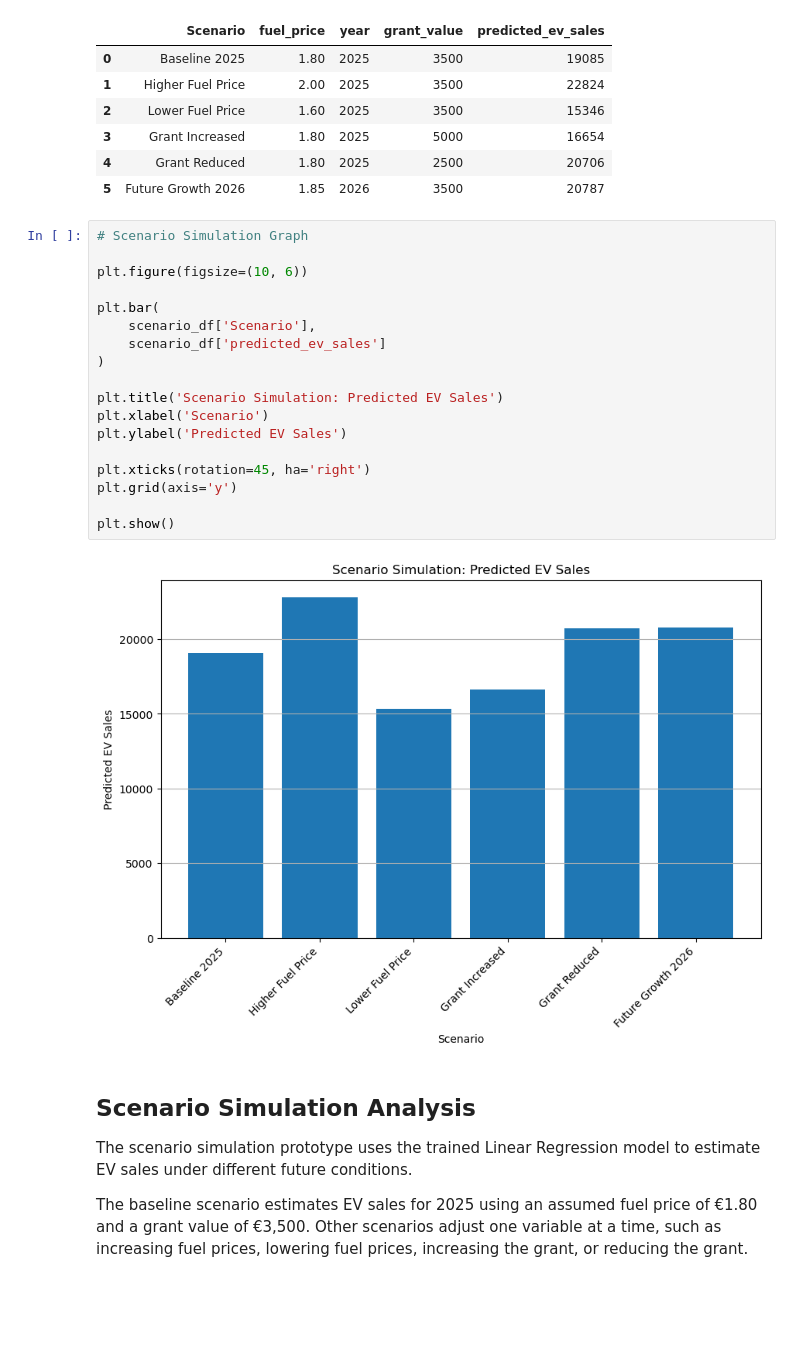
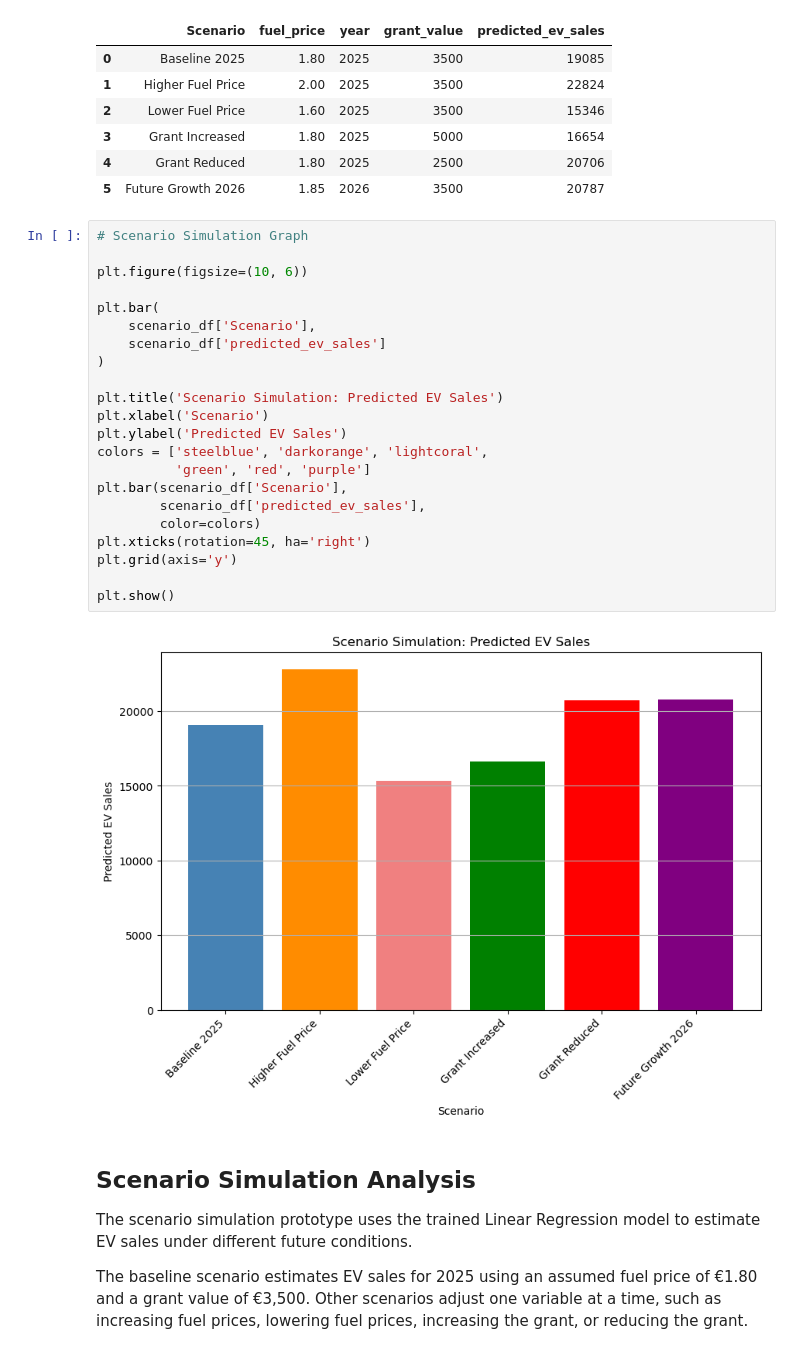
Before and after one commit to Guilherme2022448/Final-Project, a Jupyter notebook: ev_adoption_analysis.ipynb, the cells around one changed output. Drawn from its saved outputs; the diff is of its cells as text; blank space fills up the shorter version.

```diff
--- a/ev_adoption_analysis.ipynb
+++ b/ev_adoption_analysis.ipynb
@@ -1747,23 +1750,27 @@ scenario_df
 # %%
 # Scenario Simulation Graph
 
 plt.figure(figsize=(10, 6))
 
 plt.bar(
     scenario_df['Scenario'],
     scenario_df['predicted_ev_sales']
 )
 
 plt.title('Scenario Simulation: Predicted EV Sales')
 plt.xlabel('Scenario')
 plt.ylabel('Predicted EV Sales')
-
+colors = ['steelblue', 'darkorange', 'lightcoral',
+          'green', 'red', 'purple']
+plt.bar(scenario_df['Scenario'],
+        scenario_df['predicted_ev_sales'],
+        color=colors)
 plt.xticks(rotation=45, ha='right')
 plt.grid(axis='y')
 
 plt.show()
 # %% [output]
-[figure, old version]
+[figure, new version]
 # %% [markdown]
 ## Scenario Simulation Analysis
 
```
Also changed, not shown: parts of 9 cells of this notebook.
